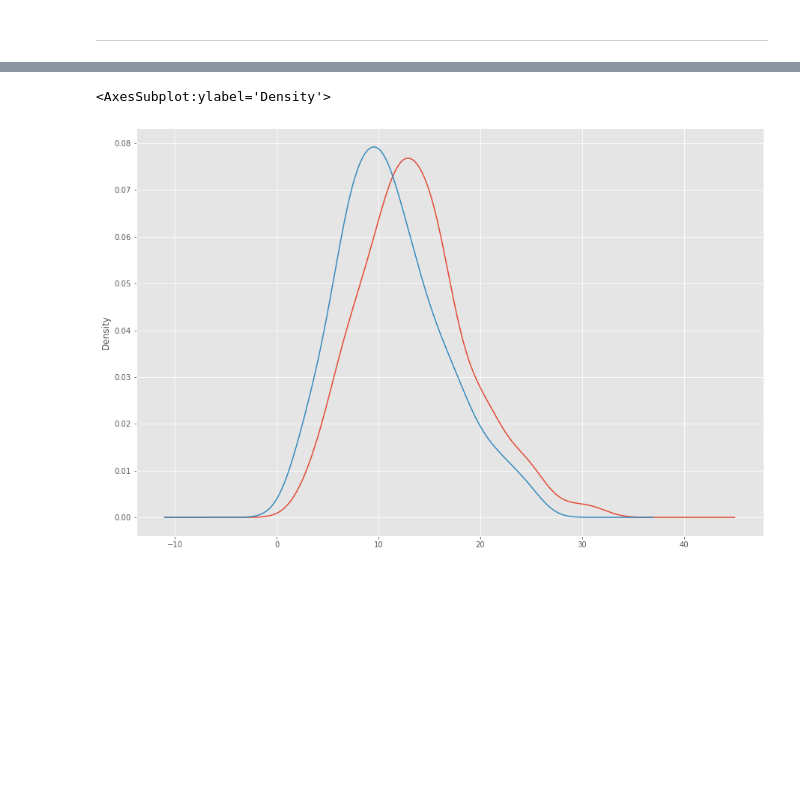
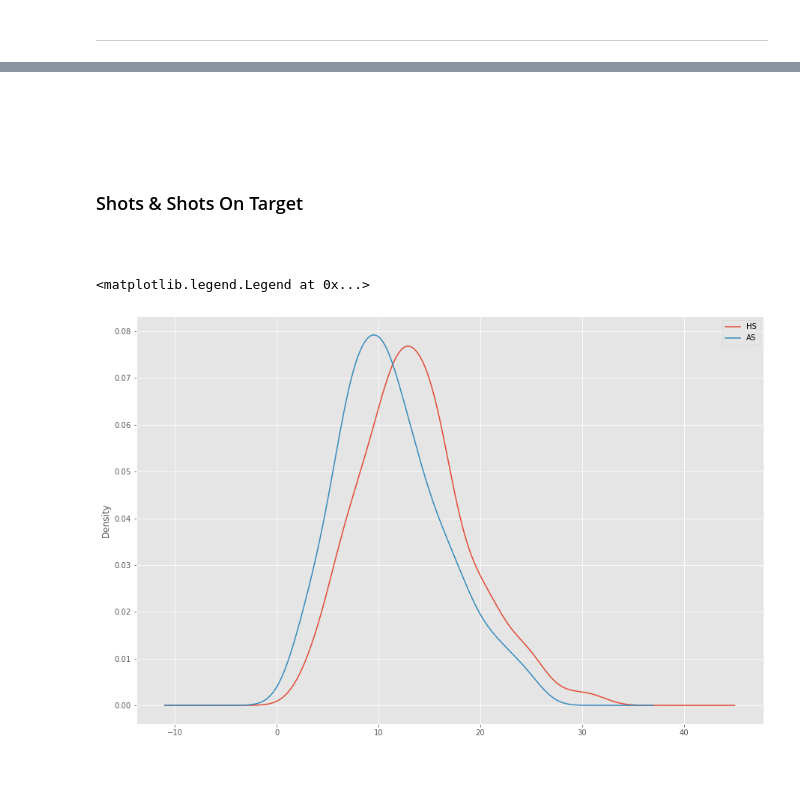
Before and after one commit to kmcd14/ProgrammingDA-project, a Jupyter notebook: data_sim.ipynb, the cells around one changed output, grey strips where cells are left out. Saved outputs shown, nothing was run; the diff lists cells and outputs as text; code cells hidden in the pictures; blank space fills up the shorter version.

```diff
--- a/data_sim.ipynb
+++ b/data_sim.ipynb
@@ -402,9 +756,19 @@ data
+# %% [markdown]
+<br>
+# %% [markdown]
+<br>
+# %% [markdown]
+### Shots & Shots On Target
+# %% [markdown]
+<br>
 # %%
 data['HS'].plot.kde()
 data['AS'].plot.kde()
+
+plt.legend()
 # %% [output]
-<AxesSubplot:ylabel='Density'>
+<matplotlib.legend.Legend at 0x...>
-[figure, old version]
+[figure, new version]
 # %% [markdown]
 <br>
 # %%
```
Also changed, not shown: parts of 150 cells of this notebook.
